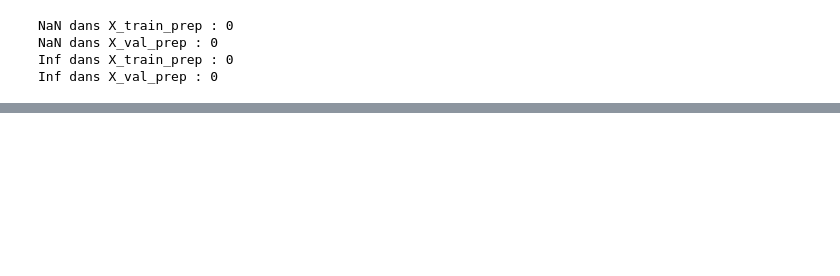
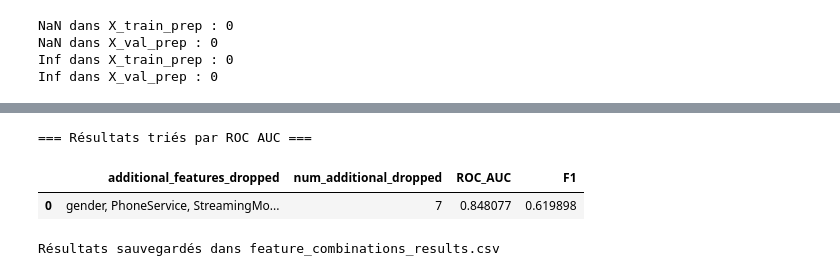
Before and after one commit to RaoufAddeche/Churn-Clients, a Jupyter notebook: notebooks/MLP_raouf.ipynb, the cells around one changed output, grey strips where cells are left out. Drawn from its saved outputs; the diff is of its cells as text; code cells hidden in the pictures; blank space fills up the shorter version.

```diff
--- a/notebooks/MLP_raouf.ipynb
+++ b/notebooks/MLP_raouf.ipynb
@@ -46 +28,10 @@ dtype: int64
+# %%
+# Features toujours à supprimer (Churn et customerID)
+always_drop = ['Churn', 'customerID']
+
+# Features candidates à supprimer (celles que je veux tester)
+features_candidates = [
+    'gender', 'PhoneService', 'StreamingMovies', 'StreamingTV',
+    'DeviceProtection', 'OnlineBackup', 'MultipleLines'
+]
 # %%
@@ -163,16 +222,3 @@ NaN dans X_train_prep : 0
 NaN dans X_val_prep : 0
 Inf dans X_train_prep : 0
 Inf dans X_val_prep : 0
-# %%
-#Entrainement du modèle
-
-batch_size = 32
-history = model.fit(
-    X_train_prep, y_train,
-    validation_data=(X_val_prep, y_val),
-    epochs= 100,
-    batch_size=batch_size,
-    callbacks= [cb_early_stopping, cb_checkpoint, cb_tensorboard],
-    class_weight= class_weight,
-    verbose = 2
-)
@@ -274,0 +310,20 @@ weighted avg       0.81      0.74      0.75      1127
+# %%
+# 7. ANALYSE DES RÉSULTATS
+# Conversion en DataFrame
+results_df = pd.DataFrame(results)
+
+# Tri par ROC AUC décroissant
+results_df = results_df.sort_values('ROC_AUC', ascending=False)
+
+# Affichage des résultats
+print("\n=== Résultats triés par ROC AUC ===")
+display(results_df)
+
+# Sauvegarde des résultats
+results_df.to_csv("../data/feature_combinations_results.csv", index=False)
+print("\nRésultats sauvegardés dans feature_combinations_results.csv")
+# %% [output]
+=== Résultats triés par ROC AUC ===
+|  | additional_features_dropped | num_additional_dropped | ROC_AUC | F1 |
+| 0 | gender, PhoneService, StreamingMo... | 7 | 0.848077 | 0.619898 |
+Résultats sauvegardés dans feature_combinations_results.csv
```
Also changed, not shown: parts of 13 cells of this notebook, 32 other files.
